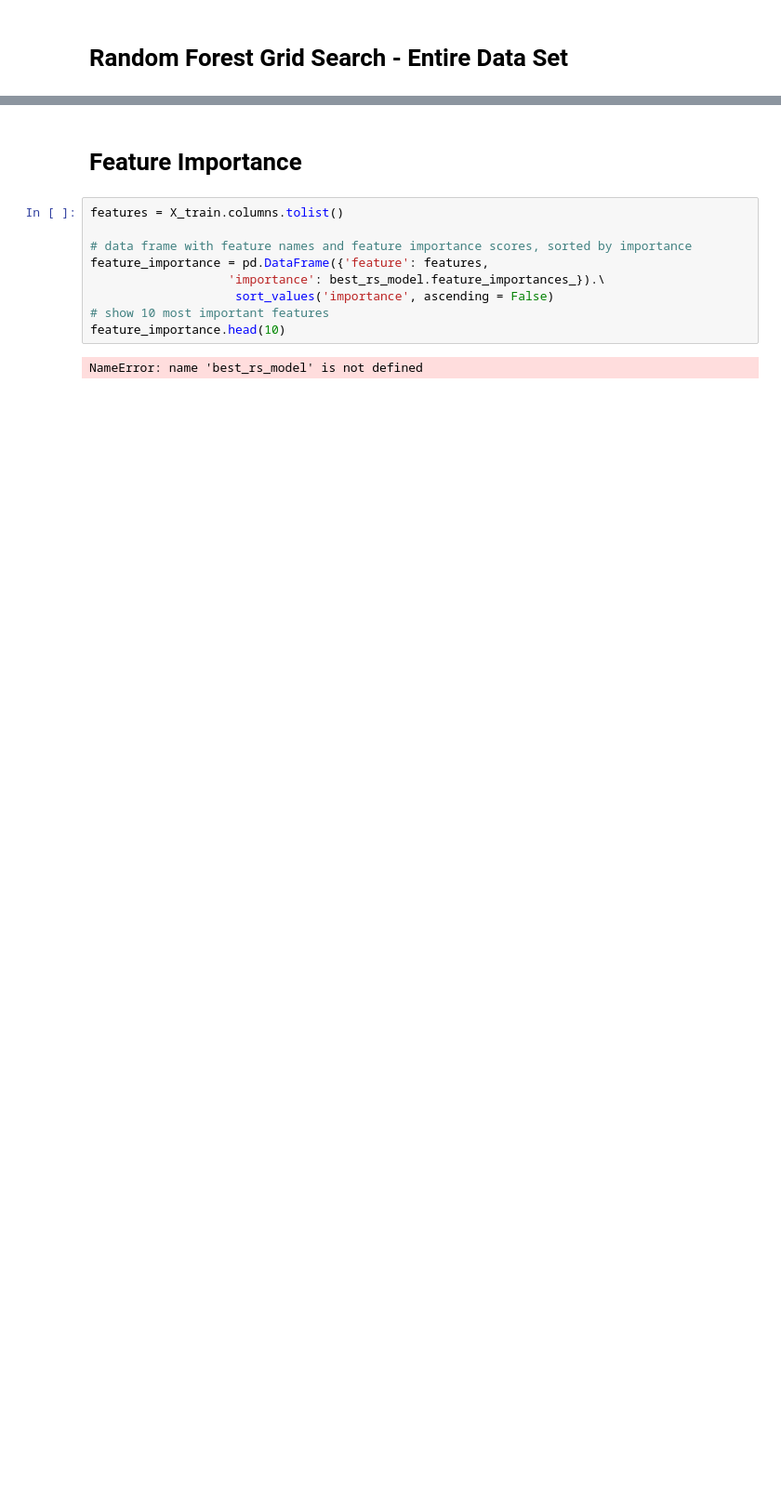
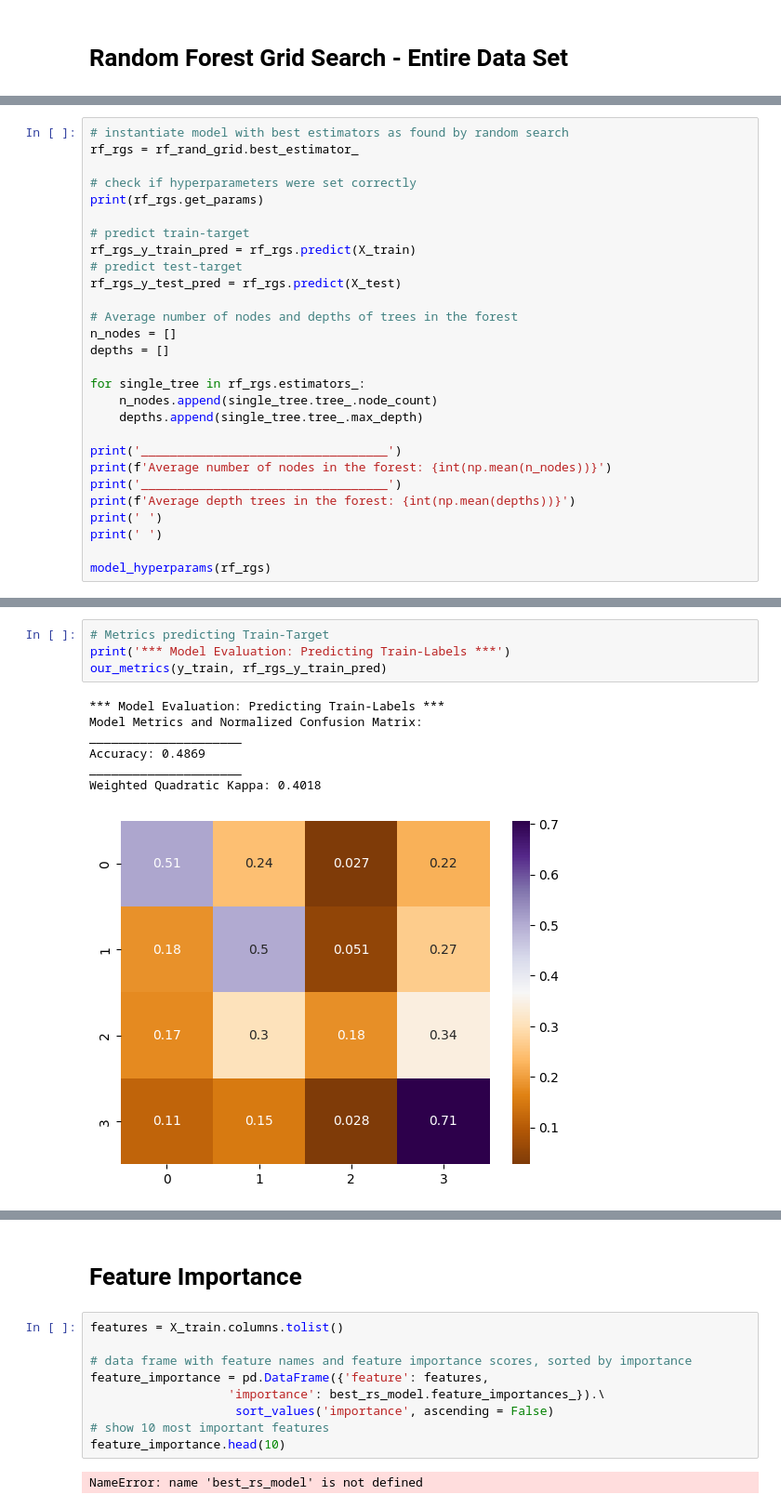
Before and after one commit to LanaCasselmann/ds_capstone_pet_adoptability, a Jupyter notebook: notebooks/forests.ipynb, the cells around one changed output, grey strips where cells are left out. Shown at 93% size. Saved outputs shown, nothing was run; the diff lists cells and outputs as text; blank space fills up the shorter version.

Commit message:
random grid search

```diff
--- a/notebooks/forests.ipynb
+++ b/notebooks/forests.ipynb
@@ -154,0 +174,28 @@ random_found_forest.fit(X_train, y_train)
+# %%
+# instantiate model with best estimators as found by random search
+rf_rgs = rf_rand_grid.best_estimator_
+
+# check if hyperparameters were set correctly
+print(rf_rgs.get_params)
+
+# predict train-target
+rf_rgs_y_train_pred = rf_rgs.predict(X_train)
+# predict test-target
+rf_rgs_y_test_pred = rf_rgs.predict(X_test)
+
+# Average number of nodes and depths of trees in the forest
+n_nodes = []
+depths = []
+
+for single_tree in rf_rgs.estimators_:
+    n_nodes.append(single_tree.tree_.node_count)
+    depths.append(single_tree.tree_.max_depth)
+
+print('__________________________________')
+print(f'Average number of nodes in the forest: {int(np.mean(n_nodes))}')
+print('__________________________________')
+print(f'Average depth trees in the forest: {int(np.mean(depths))}')
+print(' ')
+print(' ')
+
+model_hyperparams(rf_rgs)
@@ -154,0 +227,12 @@ random_found_forest.fit(X_train, y_train)
+# %%
+# Metrics predicting Train-Target
+print('*** Model Evaluation: Predicting Train-Labels ***')
+our_metrics(y_train, rf_rgs_y_train_pred)
+# %% [output]
+*** Model Evaluation: Predicting Train-Labels ***
+Model Metrics and Normalized Confusion Matrix:
+_____________________
+Accuracy: 0.4869
+_____________________
+Weighted Quadratic Kappa: 0.4018
+[figure, added]
```
Also changed, not shown: parts of 8 cells of this notebook, 1 other file.
